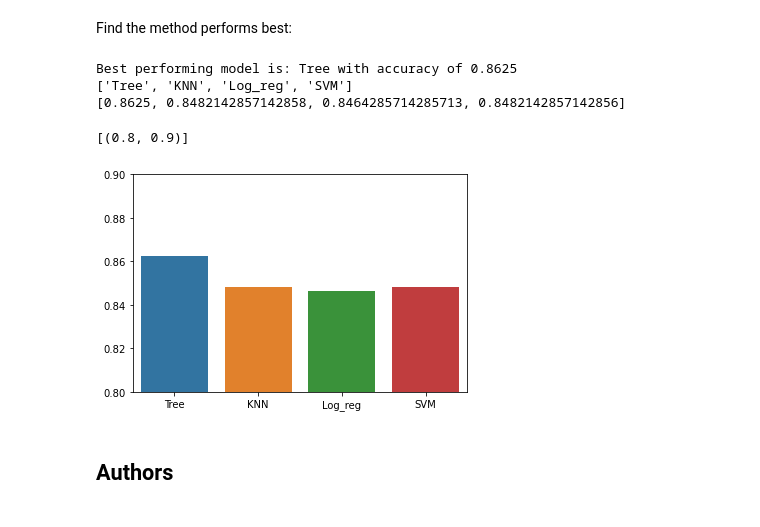
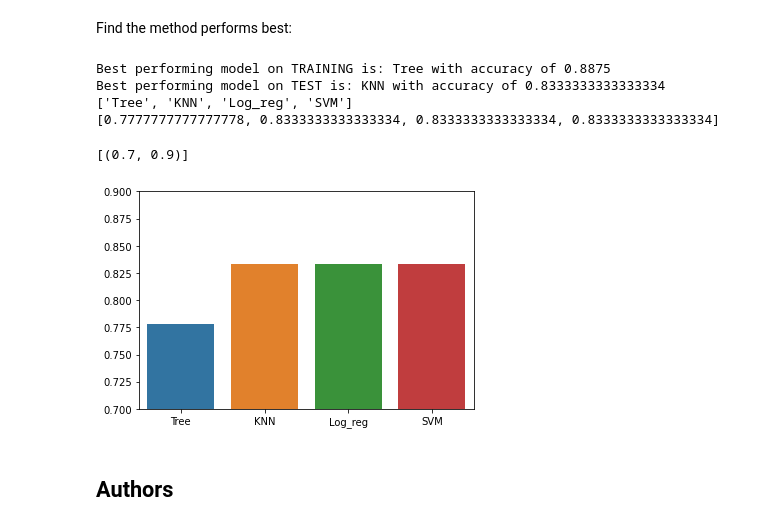
Before and after one commit to stm271828/IBMDataScience, a Jupyter notebook: Part8_ML.ipynb, the cells around one changed output. Drawn from its saved outputs; the diff is of its cells as text; code cells hidden in the pictures.

```diff
--- a/Part8_ML.ipynb
+++ b/Part8_ML.ipynb
@@ -326,25 +326,35 @@ plot_confusion_matrix(Y_test,yhat)
 # %% [markdown]
 Find the method performs best:
 # %%
-model_results={"Tree": tree_cv.best_score_ , "KNN": knn_cv.best_score_ ,
+model_training_results={"Tree": tree_cv.best_score_ , "KNN": knn_cv.best_score_ ,
                "Log_reg":logreg_cv.best_score_, "SVM":svm_cv.best_score_}
 
-max_key=max(model_results, key=model_results.get)
-print("Best performing model is:", max_key, "with accuracy of",model_results[max_key])
-keys=list(model_results.keys())
-values=[float(model_results[k]) for k in keys]
+training_max_key=max(model_training_results, key=model_training_results.get)
+print("Best performing model on TRAINING is:", training_max_key, "with accuracy of",model_training_results[training_max_key])
+model_test_results={"Tree": tree_cv.score(X_test, Y_test), "KNN": knn_cv.score(X_test, Y_test),
+               "Log_reg":logreg_cv.score(X_test, Y_test), "SVM":svm_cv.score(X_test, Y_test)}
+test_max_key=max(model_test_results, key=model_test_results.get)
+print("Best performing model on TEST is:", test_max_key, "with accuracy of",model_test_results[test_max_key])
+
+keys=list(model_test_results.keys())
+values=[float(model_test_results[k]) for k in keys]
 print(keys)
 print(values)
 import seaborn as sns
 
 ax=sns.barplot(x=keys, y=values)
-ax.set(ylim=(0.8, 0.9))
+ax.set(ylim=(0.7, 0.9))
+
+
+#We conclude that while the Tree performed the most accurately on the TRAIN data,
+# KNN, log_reg and SVM all performed better and tie for accuracy on the TEST data.
 # %% [output]
-Best performing model is: Tree with accuracy of 0.8625
+Best performing model on TRAINING is: Tree with accuracy of 0.8875
+Best performing model on TEST is: KNN with accuracy of 0.8333333333333334
 ['Tree', 'KNN', 'Log_reg', 'SVM']
-[0.8625, 0.8482142857142858, 0.8464285714285713, 0.8482142857142856]
+[0.7777777777777778, 0.8333333333333334, 0.8333333333333334, 0.8333333333333334]
-[(0.8, 0.9)]
+[(0.7, 0.9)]
-[figure, old version]
+[figure, new version]
 # %% [markdown]
 ## Authors
 # %% [markdown]
```
Also changed, not shown: parts of 3 cells of this notebook.
